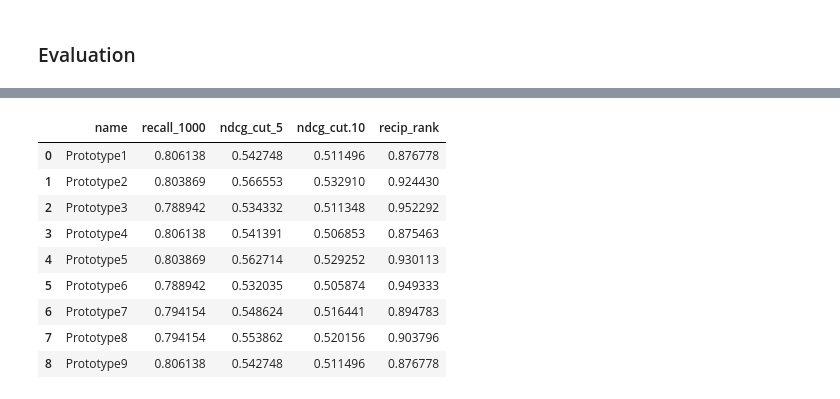
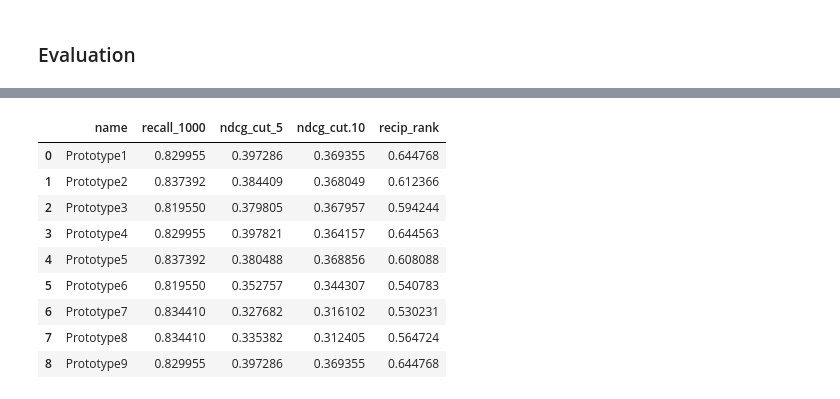
Before and after one commit to tira-io/ir-lab-sose-2024-gruppe-840, a Jupyter notebook: prototypes/bm25-stemmer.ipynb, the cells around one changed output, grey strips where cells are left out. Saved outputs shown, nothing was run; the diff lists cells and outputs as text; code cells hidden in the pictures.

```diff
--- a/prototypes/bm25-stemmer.ipynb
+++ b/prototypes/bm25-stemmer.ipynb
@@ -36,9 +37,9 @@ True
 # %%
 # The dataset: the union of the IR Anthology and the ACL Anthology
 # This line creates an IRDSDataset object and registers it under the name provided as an argument.
-dataset = 'antique-test-20230107-training'
-pt_dataset = pt.get_dataset(f'irds:ir-benchmarks/{dataset}')
-bm25 = tira.pt.from_submission('ir-benchmarks/tira-ir-starter/BM25 Re-Rank (tira-ir-starter-pyterrier)', dataset)
+dataset = 'ir-acl-anthology-20240504-training'
+pt_dataset = pt.get_dataset(f'irds:ir-lab-sose-2024/{dataset}')
+
 
 # A (pre-built) PyTerrier index loaded from TIRA
 index = tira.pt.index('ir-lab-sose-2024/tira-ir-starter/Index (tira-ir-starter-pyterrier)', pt_dataset)
@@ -222,7 +213,7 @@ customStopwords =[
     'under', 'again', 'further', 'then', 'once', 'here', 'there', 'when', 'where', 'why',
     'how', 'all', 'any', 'both', 'each', 'few', 'more', 'most', 'other', 'some', 'such',
     'no', 'nor', 'not', 'only', 'own', 'same', 'so', 'than', 'too', 'very', 's', 't', 'can',
-    'will', 'just', 'don', 'should', 'now'
+    'will', 'just', 'don', 'should', 'now', 'e', 'n', 'd', 'o'
 ]
 
 index = create_index(pt_dataset.get_corpus_iter(), customStopwords)
@@ -234,2 +225,18 @@ bm25_stopwords = pt.BatchRetrieve(index, wmodel="BM25")
 # %% [markdown]
 ## Query Expansion with Large Language Models
+# %%
+
+# Ensure BM25 is initialized
+bm25 = pt.BatchRetrieve(index, wmodel="BM25")
+bm25_rm3 = bm25 >> pt.rewrite.RM3(index) >> bm25
+bm25_kl = bm25 >> pt.rewrite.KLQueryExpansion(index) >> bm25
+
+# llm expansions with gpt
+gpt_cot = tira.pt.transform_queries('workshop-on-open-web-search/tu-dresden-03/qe-gpt3.5-cot', dataset, prefix='llm_expansion_')
+gpt_sq_fs = tira.pt.transform_queries('workshop-on-open-web-search/tu-dresden-03/qe-gpt3.5-sq-fs', dataset, prefix='llm_expansion_')
+gpt_sq_zs = tira.pt.transform_queries('ir-benchmarks/tu-dresden-03/qe-gpt3.5-sq-zs', dataset, prefix='llm_expansion_')
+
+# llm expansions with llama
+llama_cot = tira.pt.transform_queries('ir-benchmarks/tu-dresden-03/qe-llama-cot', dataset, prefix='llm_expansion_')
+llama_sq_fs = tira.pt.transform_queries('ir-benchmarks/tu-dresden-03/qe-llama-sq-fs', dataset, prefix='llm_expansion_')
+llama_sq_zs = tira.pt.transform_queries('ir-benchmarks/tu-dresden-03/qe-llama-sq-zs', dataset, prefix='llm_expansion_')
@@ -313,30 +485,30 @@ pt.Experiment(
 # %%
-p1 =   pipeline_gpt_cot >> bm25_stopwords
-p2 = pipeline_llama_sq_zs >> bm25_stopwords
+p1 =   pipeline_gpt_sq_zs >> bm25_stopwords
+p2 = pipeline_llama_sq_fs >> bm25_stopwords
 p3 = bm25_bo1 >> bm25_stopwords
 p4 = p1 >> bm25
 p5 = p2 >> bm25
 p6 = p3 >> bm25
 
 p7 = bm25_stopwords >> pipeline_gpt_cot
 p8 = p7 >> bm25_stopwords
 p9 = p4 >> bm25_stopwords
 
 pt.Experiment(
     retr_systems=[p1, p2, p3, p4, p5, p6, p7, p8, p9],
     topics=pt_dataset.get_topics('text'),
     qrels=pt_dataset.get_qrels(),
     names=['Prototype1', 'Prototype2', 'Prototype3', 'Prototype4', 'Prototype5', 'Prototype6', 'Prototype7', 'Prototype8', 'Prototype9'],
     eval_metrics=['recall_1000', 'ndcg_cut_5', 'ndcg_cut.10', 'recip_rank']
 )
 # %% [output]
 |  | name | recall_1000 | ndcg_cut_5 | ndcg_cut.10 | recip_rank |
-| 0 | Prototype1 | 0.806138 | 0.542748 | 0.511496 | 0.876778 |
-| 1 | Prototype2 | 0.803869 | 0.566553 | 0.532910 | 0.924430 |
-| 2 | Prototype3 | 0.788942 | 0.534332 | 0.511348 | 0.952292 |
-| 3 | Prototype4 | 0.806138 | 0.541391 | 0.506853 | 0.875463 |
-| 4 | Prototype5 | 0.803869 | 0.562714 | 0.529252 | 0.930113 |
-| 5 | Prototype6 | 0.788942 | 0.532035 | 0.505874 | 0.949333 |
-| 6 | Prototype7 | 0.794154 | 0.548624 | 0.516441 | 0.894783 |
-| 7 | Prototype8 | 0.794154 | 0.553862 | 0.520156 | 0.903796 |
-| 8 | Prototype9 | 0.806138 | 0.542748 | 0.511496 | 0.876778 |
+| 0 | Prototype1 | 0.829955 | 0.397286 | 0.369355 | 0.644768 |
+| 1 | Prototype2 | 0.837392 | 0.384409 | 0.368049 | 0.612366 |
+| 2 | Prototype3 | 0.819550 | 0.379805 | 0.367957 | 0.594244 |
+| 3 | Prototype4 | 0.829955 | 0.397821 | 0.364157 | 0.644563 |
+| 4 | Prototype5 | 0.837392 | 0.380488 | 0.368856 | 0.608088 |
+| 5 | Prototype6 | 0.819550 | 0.352757 | 0.344307 | 0.540783 |
+| 6 | Prototype7 | 0.834410 | 0.327682 | 0.316102 | 0.530231 |
+| 7 | Prototype8 | 0.834410 | 0.335382 | 0.312405 | 0.564724 |
+| 8 | Prototype9 | 0.829955 | 0.397286 | 0.369355 | 0.644768 |
```
Also changed, not shown: parts of 15 cells of this notebook.
